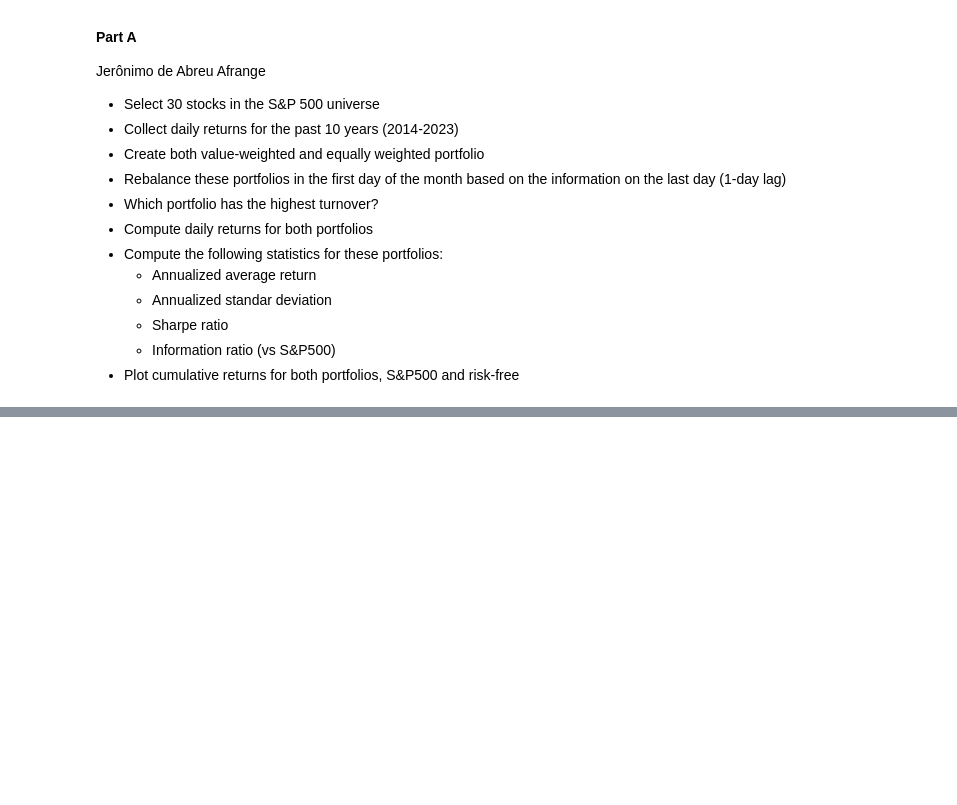
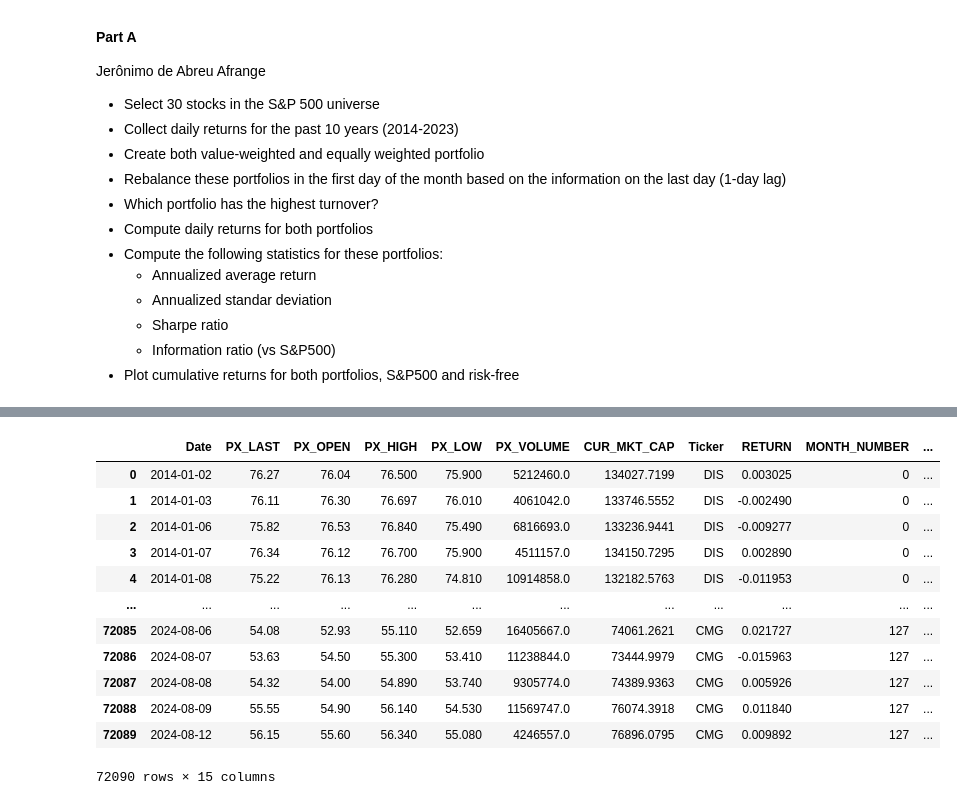
Before and after one commit to williankal/quant_fin, a Jupyter notebook: project-1/part-A.ipynb, the cells around one changed output, grey strips where cells are left out. Drawn from its saved outputs; the diff is of its cells as text; code cells hidden in the pictures; blank space fills up the shorter version.

```diff
--- a/project-1/part-A.ipynb
+++ b/project-1/part-A.ipynb
@@ -90,0 +78,16 @@ portfolio_vw[portfolio_vw["Date"] == INITIAL_DATE]
+# %%
+portfolio_vw
+# %% [output]
+|  | Date | PX_LAST | PX_OPEN | PX_HIGH | PX_LOW | PX_VOLUME | CUR_MKT_CAP | Ticker | RETURN | MONTH_NUMBER | ... |
+| 0 | 2014-01-02 | 76.27 | 76.04 | 76.500 | 75.900 | 5212460.0 | 134027.7199 | DIS | 0.003025 | 0 | ... |
+| 1 | 2014-01-03 | 76.11 | 76.30 | 76.697 | 76.010 | 4061042.0 | 133746.5552 | DIS | -0.002490 | 0 | ... |
+| 2 | 2014-01-06 | 75.82 | 76.53 | 76.840 | 75.490 | 6816693.0 | 133236.9441 | DIS | -0.009277 | 0 | ... |
+| 3 | 2014-01-07 | 76.34 | 76.12 | 76.700 | 75.900 | 4511157.0 | 134150.7295 | DIS | 0.002890 | 0 | ... |
+| 4 | 2014-01-08 | 75.22 | 76.13 | 76.280 | 74.810 | 10914858.0 | 132182.5763 | DIS | -0.011953 | 0 | ... |
+| ... | ... | ... | ... | ... | ... | ... | ... | ... | ... | ... | ... |
+| 72085 | 2024-08-06 | 54.08 | 52.93 | 55.110 | 52.659 | 16405667.0 | 74061.2621 | CMG | 0.021727 | 127 | ... |
+| 72086 | 2024-08-07 | 53.63 | 54.50 | 55.300 | 53.410 | 11238844.0 | 73444.9979 | CMG | -0.015963 | 127 | ... |
+| 72087 | 2024-08-08 | 54.32 | 54.00 | 54.890 | 53.740 | 9305774.0 | 74389.9363 | CMG | 0.005926 | 127 | ... |
+| 72088 | 2024-08-09 | 55.55 | 54.90 | 56.140 | 54.530 | 11569747.0 | 76074.3918 | CMG | 0.011840 | 127 | ... |
+| 72089 | 2024-08-12 | 56.15 | 55.60 | 56.340 | 55.080 | 4246557.0 | 76896.0795 | CMG | 0.009892 | 127 | ... |
+72090 rows × 15 columns
```
Also changed, not shown: parts of 4 cells of this notebook.
